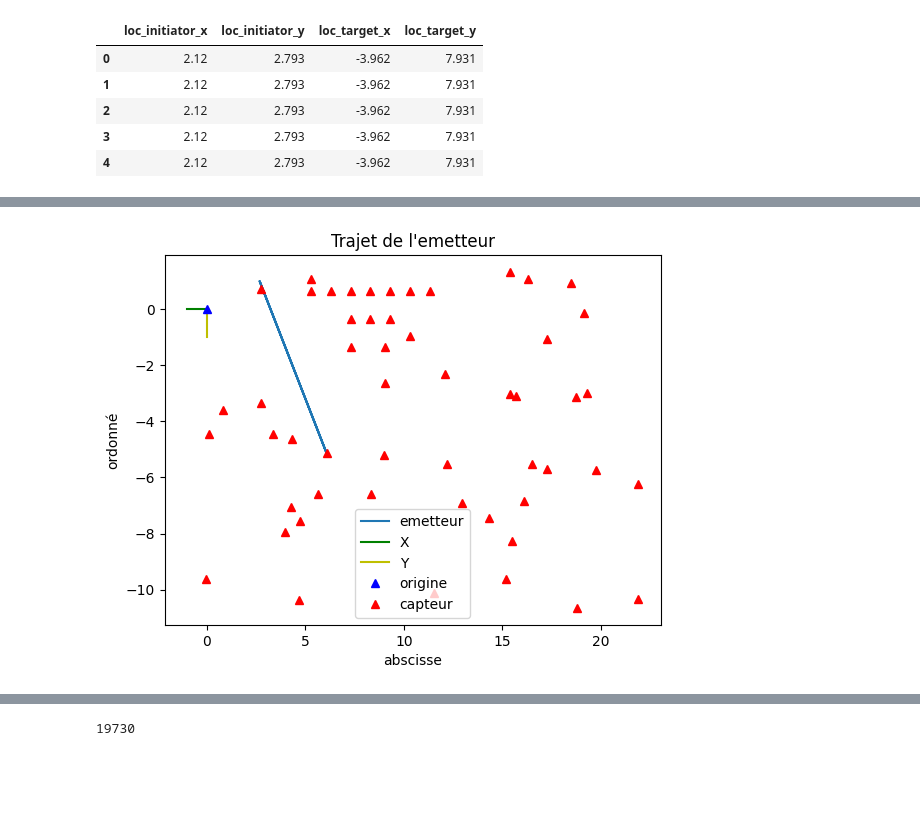
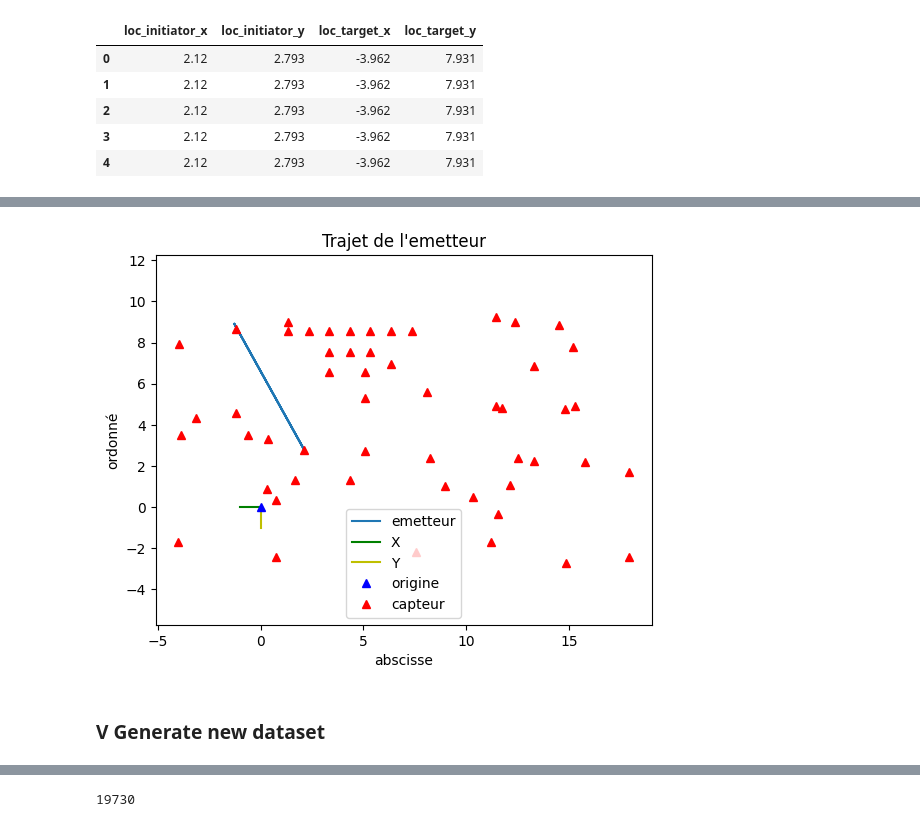
Before and after one commit to maylin007/PIP-G2, a Jupyter notebook: ibrahim_bougarroua_data_.ipynb, the cells around one changed output, grey strips where cells are left out. Cells and saved outputs as stored; diff of their text form; code cells hidden in the pictures; blank space fills up the shorter version.

```diff
--- a/ibrahim_bougarroua_data_.ipynb
+++ b/ibrahim_bougarroua_data_.ipynb
@@ -63,18 +57,22 @@ def changeSystemOriginPosition(dff,origin) :
 # %%
-#rotation origine
+def getOrientation(orientation,rotateAngle):
+    sum = orientation+rotateAngle
+    if(sum>360):
+        sum= sum-360
+    return sum
+#rotate System around the origin
+#   dff : dataframe source
+#   angle : rotation angle
+
 def rotation(df, angle):
     df_c = df.copy()
     angle_rad = angle * pi / 180
     for index, row in df.iterrows():
-        df.at[index,"loc_initiator_x"] = df_c.at[index,"loc_initiator_x"] * cos(angle_rad) - df_c.at[index,"loc_initiator_y"] * sin(angle_rad)
-        df.at[index,"loc_initiator_y"] = -df_c.at[index,"loc_initiator_x"] * sin(angle_rad) + df_c.at[index,"loc_initiator_y"]  * cos(angle_rad)
-        df.at[index,"loc_target_x"]=  df_c.at[index,"loc_target_x"] * cos(angle_rad) - df_c.at[index,"loc_target_y"] * sin(angle_rad)
-        df.at[index,"loc_target_y"] = -df_c.at[index,"loc_target_x"] *  sin(angle_rad) + df_c.at[index,"loc_target_y"] * cos(angle_rad)
-    return df
+        #re-calculiting new coordinates of the initiator [rotation]
+        df_c.at[index,"loc_initiator_x"] = df.at[index,"loc_initiator_x"] * cos(angle_rad) - df.at[index,"loc_initiator_y"] * sin(angle_rad)
+        df_c.at[index,"loc_initiator_y"] = -df.at[index,"loc_initiator_x"] * sin(angle_rad) + df.at[index,"loc_initiator_y"]  * cos(angle_rad)
+        #re-calculiting new coordinates of the target [rotation]
+        df_c.at[index,"loc_target_x"]=  df.at[index,"loc_target_x"] * cos(angle_rad) - df.at[index,"loc_target_y"] * sin(angle_rad)
+        df_c.at[index,"loc_target_y"] = -df.at[index,"loc_target_x"] *  sin(angle_rad) + df.at[index,"loc_target_y"] * cos(angle_rad)
+        df_c.at[index,'orientation']= getOrientation(df_c.at[index,'orientation'],angle)
+    return df_c
-# %%
-def rotationPosition(df, angle):
-    df_c = df.copy()
-    angle_rad = angle * pi / 180
-    df.x = df_c.x * cos(angle_rad) - df_c.y * sin(angle_rad)
-    df.y = -df_c.x * sin(angle_rad) + df_c.y * cos(angle_rad)
-    return df
@@ -134,3 +161,0 @@ plotTrajet(data_test,position_test,0)
-# %%
-data_test = rotation(data_test,180)
-position_test= rotationPosition(position_test,180)
@@ -146,5 +162,8 @@ data_test[["loc_initiator_x","loc_initiator_y","loc_target_x","loc_target_y"]].h
-# %%
-plotTrajet(data_test,position_test,180)
-# %% [output]
-[figure, removed]
+# %%
+#rotating system around the origin with 90°
+plotInitiatorPath(rotation(data_test,180),rotationPosition(position,180),180)
+# %% [output]
+[figure, added]
+# %% [markdown]
+### V Generate new dataset
 # %%
```
Also changed, not shown: parts of 28 cells of this notebook.
